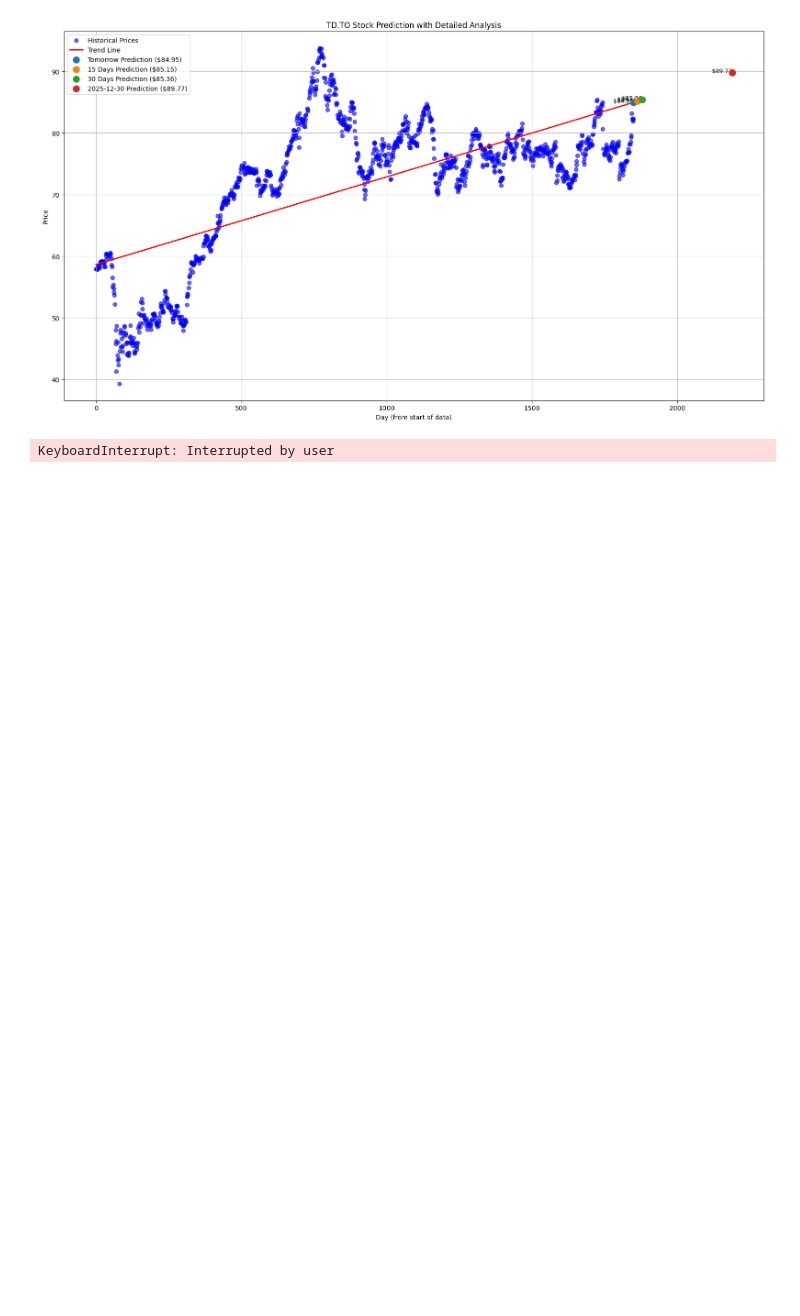
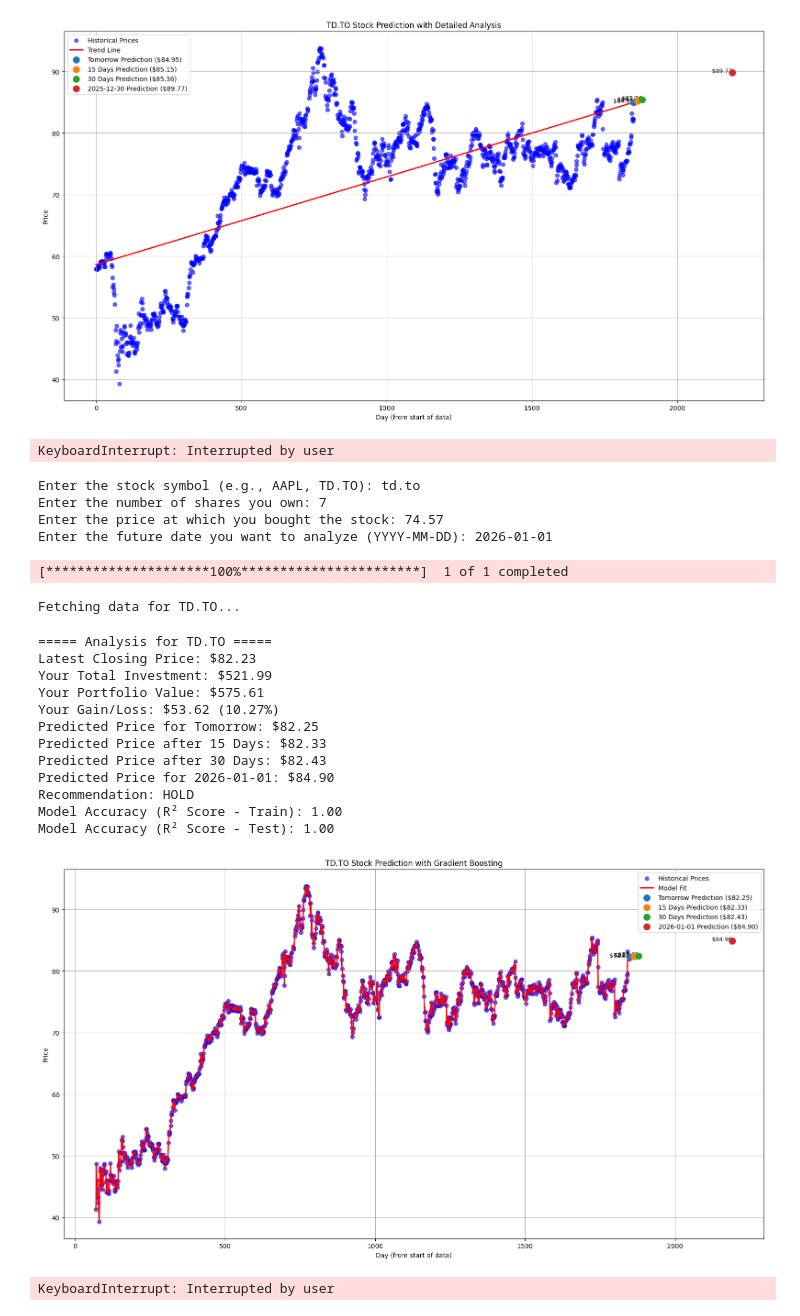
Before and after one commit to RibhuAgarwal/StockAnalyzer, a Jupyter notebook: Stock_Analysis.ipynb, the cells around one changed output. Saved outputs shown, nothing was run; the diff lists cells and outputs as text; code cells hidden in the pictures; blank space fills up the shorter version.

```diff
--- a/Stock_Analysis.ipynb
+++ b/Stock_Analysis.ipynb
@@ -1647,7 +1649,7 @@ import matplotlib.pyplot as plt
 from sklearn.ensemble import GradientBoostingRegressor
 from sklearn.model_selection import train_test_split
 from sklearn.metrics import r2_score
-from datetime import datetime
+from datetime import datetime, timedelta
 import pytz
 
 # Set Toronto timezone
@@ -1712,21 +1714,28 @@ def analyze_stock():
         r2_train = r2_score(y_train, y_train_pred)
         r2_test = r2_score(y_test, y_test_pred)
 
-        # Predict future prices
-        future_day_tomorrow = data['Day'].iloc[-1] + 1
-        future_day_15 = data['Day'].iloc[-1] + 15
-        future_day_30 = data['Day'].iloc[-1] + 30
-        future_day_custom = data['Day'].iloc[-1] + days_difference
+        # Generate dynamic future values for moving averages and cumulative return
+        last_20_MA = data['20_MA'].iloc[-1]
+        last_50_MA = data['50_MA'].iloc[-1]
+        last_cum_return = data['Cumulative_Return'].iloc[-1]
 
-        future_data = pd.DataFrame({
-            'Day': [future_day_tomorrow, future_day_15, future_day_30, future_day_custom],
-            '20_MA': [data['20_MA'].iloc[-1]] * 4,
-            '50_MA': [data['50_MA'].iloc[-1]] * 4,
-            'Daily_Return': [data['Daily_Return'].iloc[-1]] * 4,  # Use the latest daily return
-            'Cumulative_Return': [data['Cumulative_Return'].iloc[-1]] * 4,
-            'EMA_20': [data['EMA_20'].iloc[-1]] * 4
-        })
+        # Predict future prices dynamically
+        future_days = [1, 15, 30, days_difference]  # Tomorrow, 15 days, 30 days, user-defined
+        future_data = []
+        for day in future_days:
+            projected_20_MA = last_20_MA * (1 + 0.001 * day)  # Slight increment
+            projected_50_MA = last_50_MA * (1 + 0.0005 * day)  # Smaller increment
+            projected_cum_return = last_cum_return * (1 + 0.0001 * day)  # Even smaller increment
+            future_data.append([
+                data['Day'].iloc[-1] + day,
+                projected_20_MA,
+                projected_50_MA,
+                data['Daily_Return'].iloc[-1],  # Assuming last daily return
+                projected_cum_return,
+                data['EMA_20'].iloc[-1] * (1 + 0.0002 * day)  # Slight increment for EMA
+            ])
 
+        future_data = pd.DataFrame(future_data, columns=['Day', '20_MA', '50_MA', 'Daily_Return', 'Cumulative_Return', 'EMA_20'])
         future_prices = model.predict(future_data)
         price_tomorrow, price_15_days, price_30_days, price_custom = future_prices
 
@@ -1763,33 +1772,52 @@ def analyze_stock():
         plt.figure(figsize=(16, 9))
 
         # Historical Prices
         plt.scatter(data['Day'], y, color='blue', label='Historical Prices', alpha=0.6)
         plt.plot(data['Day'], model.predict(X), color='red', label='Model Fit', linewidth=2)
 
         # Future Predictions
-        future_days = [future_day_tomorrow, future_day_15, future_day_30, future_day_custom]
-        future_prices = [price_tomorrow, price_15_days, price_30_days, price_custom]
         future_labels = ['Tomorrow', '15 Days', '30 Days', custom_date]
-        for day, price, label in zip(future_days, future_prices, future_labels):
+        for day, price, label in zip(future_data['Day'], future_prices, future_labels):
             plt.scatter(day, price, label=f'{label} Prediction (${price:.2f})', zorder=5, s=100)
             plt.text(day, price, f'${price:.2f}', fontsize=9, ha='right')
 
         # Customize the graph
         plt.title(f"{stock_symbol} Stock Prediction with Gradient Boosting")
         plt.xlabel("Day (from start of data)")
         plt.ylabel("Price")
         plt.legend()
         plt.grid()
         plt.tight_layout()
         plt.show()
 
     except Exception as e:
         print(f"An unexpected error occurred: {e}")
 
 # Keep running the program until the user wants to stop
 while True:
     analyze_stock()
     user_choice = input("Do you want to analyze another stock? (yes/no): ").strip().lower()
     if user_choice == "no":
         print("Exiting the program. Thank you!")
         break
+# %% [output]
+Enter the stock symbol (e.g., AAPL, TD.TO): td.to
+Enter the number of shares you own: 7
+Enter the price at which you bought the stock: 74.57
+Enter the future date you want to analyze (YYYY-MM-DD): 2026-01-01
+[*********************100%***********************]  1 of 1 completed
+Fetching data for TD.TO...
+===== Analysis for TD.TO =====
+Latest Closing Price: $82.23
+Your Total Investment: $521.99
+Your Portfolio Value: $575.61
+Your Gain/Loss: $53.62 (10.27%)
+Predicted Price for Tomorrow: $82.25
+Predicted Price after 15 Days: $82.33
+Predicted Price after 30 Days: $82.43
+Predicted Price for 2026-01-01: $84.90
+Recommendation: HOLD
+Model Accuracy (R² Score - Train): 1.00
+Model Accuracy (R² Score - Test): 1.00
+[figure, added]
+KeyboardInterrupt: Interrupted by user
```
Also changed, not shown: parts of 3 cells of this notebook.
